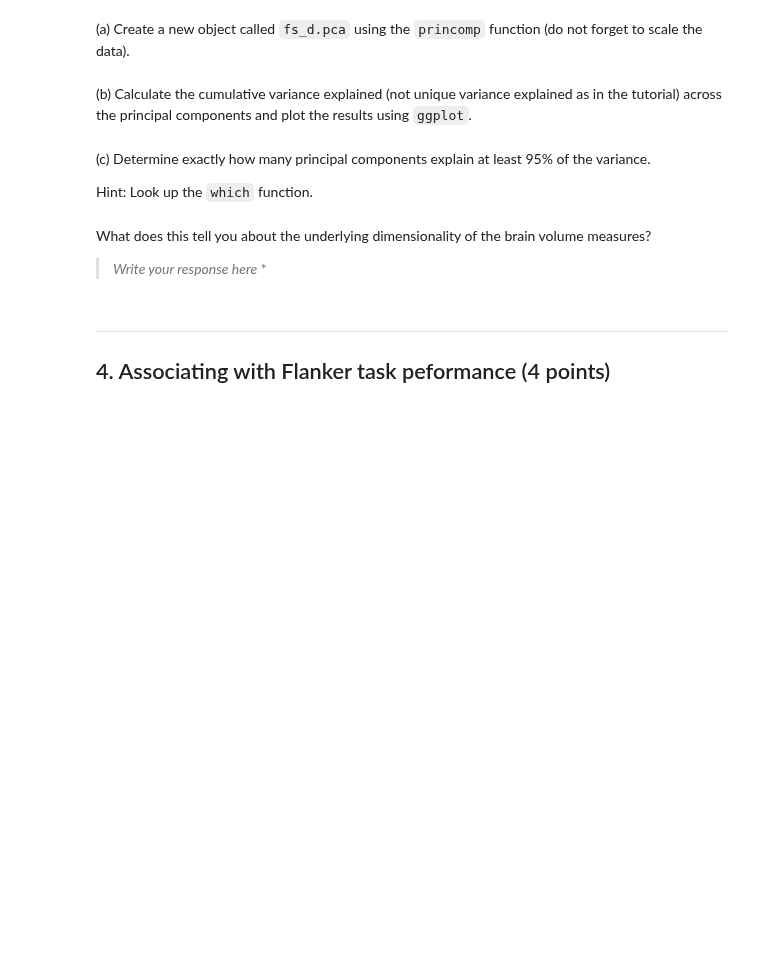
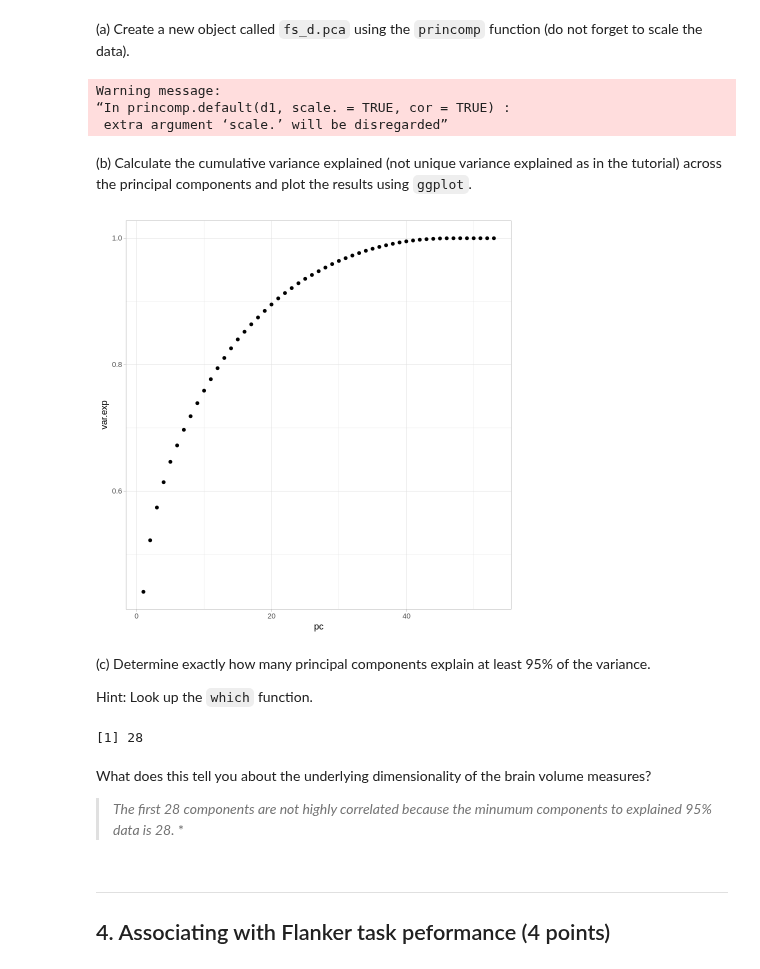
Before and after one commit to jialinli-21/Li_DSPN_S25, a Jupyter notebook: Exercise18.ipynb, the cells around one changed output. Drawn from its saved outputs; the diff is of its cells as text; code cells hidden in the pictures; blank space fills up the shorter version.

```diff
--- a/Exercise18.ipynb
+++ b/Exercise18.ipynb
@@ -61,2 +149,8 @@ Let's see how many principal components explain at *at least* 95% of the data.
+# %%
+fs_d.pca <- princomp(d1, scale. = TRUE, cor = TRUE)
+# %% [output]
+Warning message:
+“In princomp.default(d1, scale. = TRUE, cor = TRUE) :
+ extra argument ‘scale.’ will be disregarded”
 # %% [markdown]
 (b) Calculate the cumulative variance explained (not unique variance explained as in the tutorial) across the principal components and plot the results using `ggplot`.
@@ -65,3 +157,11 @@ Let's see how many principal components explain at *at least* 95% of the data.
+# %%
+result1<-data.frame(pc=1: 1:length(fs_d.pca$sdev),var.exp= cumsum(fs_d.pca$sdev ^2/sum(fs_d.pca$sdev^2)))
+ggplot(result1,
+        aes(x=pc,y=var.exp)) +
+    geom_point() +
+    theme_light()
+# %% [output]
+[figure, added]
 # %% [markdown]
 (c) Determine exactly how many principal components explain at least 95% of the variance.
 
@@ -71,7 +169,11 @@ Hint: Look up the `which` function.
+# %%
+which(result1$var.exp >= 0.95)[1]
+# %% [output]
+[1] 28
 # %% [markdown]
 What does this tell you about the underlying dimensionality of the brain volume measures?
 
-> *Write your response here*
+> *The first 28 components are not highly correlated because the minumum components to explained 95% data is 28.*
 > *
 # %% [markdown]
 ---
```
Also changed, not shown: parts of 27 cells of this notebook.
